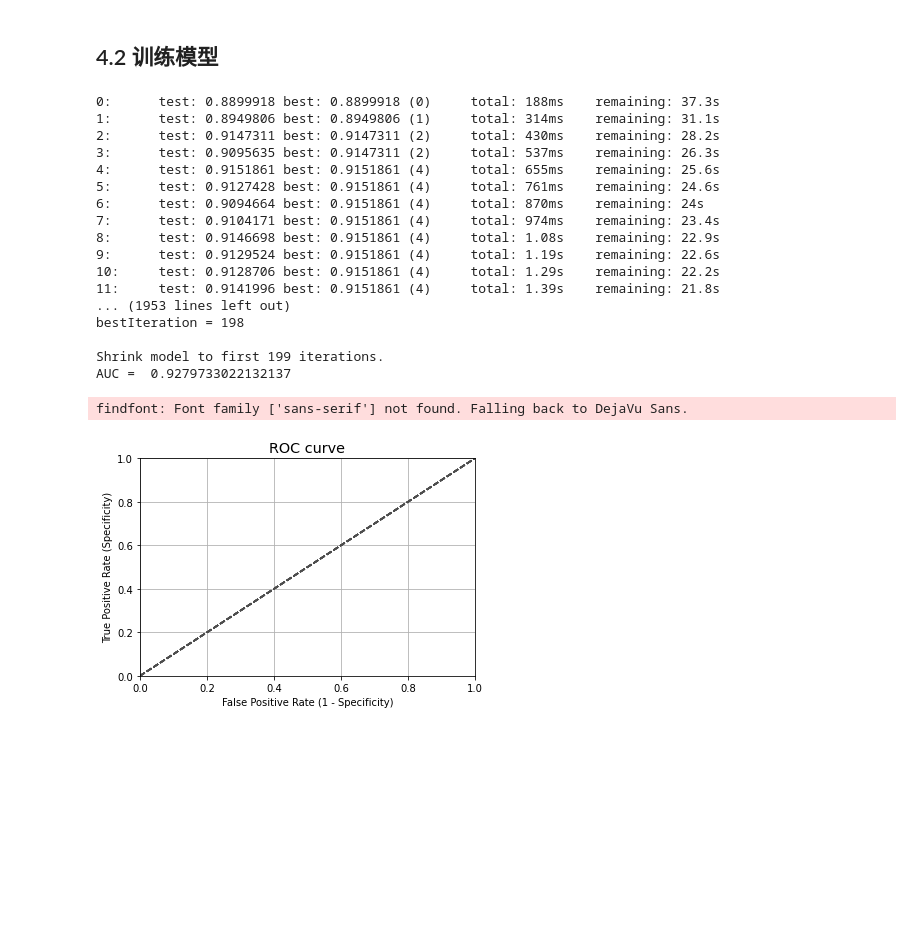
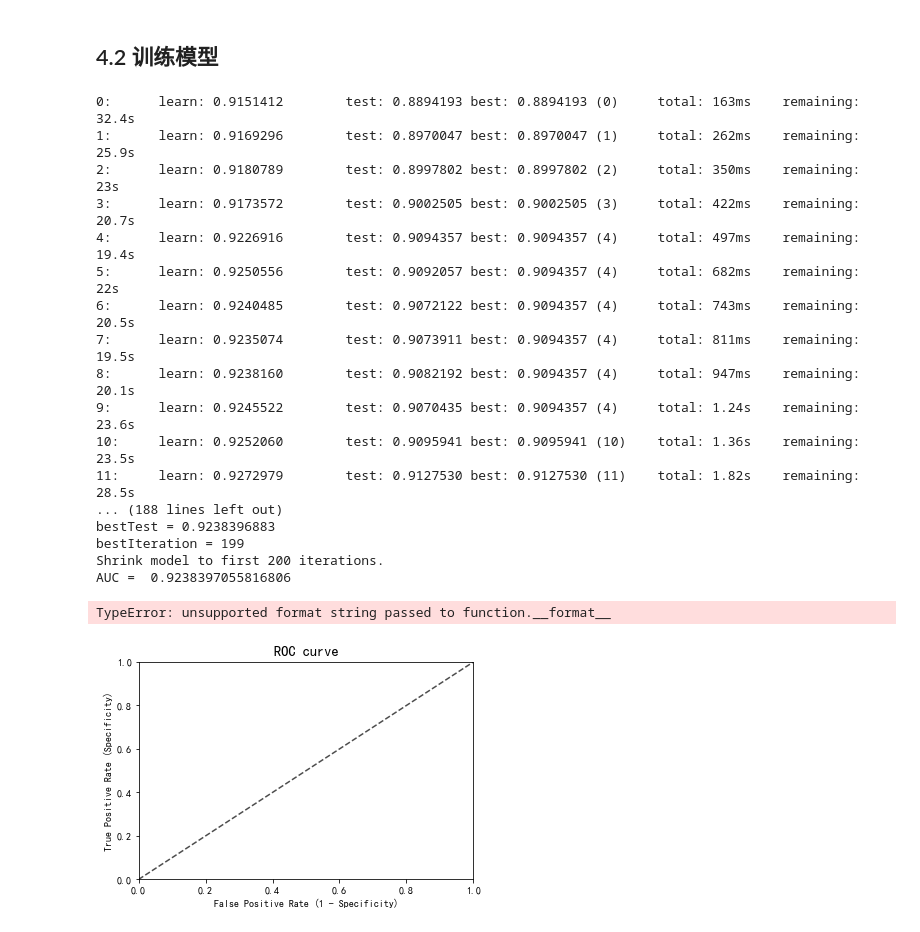
Before and after one commit to ChenyangZhou1994/Buyer-Analysis, a Jupyter notebook: CatBoost.ipynb, the cells around one changed output. Drawn from its saved outputs; the diff is of its cells as text; code cells hidden in the pictures; blank space fills up the shorter version.

```diff
--- a/CatBoost.ipynb
+++ b/CatBoost.ipynb
@@ -184,51 +184,52 @@ kfold = StratifiedKFold(n_splits=10, shuffle=False)
 
 model = CatBoostClassifier(
     loss_function="Logloss",
     eval_metric="AUC",
     learning_rate=0.01,
     iterations=200,
     random_seed=42,
     od_type="Iter",
     depth=10,
-    # task_type='GPU',
+    task_type='GPU',
     devices='0',
     early_stopping_rounds=100
     )
 
 
 for train, valid in kfold.split(train_x, train_y):
     X_train, Y_train = train_x[train], train_y[train]
     X_valid, Y_valid = train_x[valid], train_y[valid]
     model.fit(X_train,Y_train, eval_set=(X_valid, Y_valid),use_best_model=True)
     Y_valid_pred_prob = model.predict_proba(X_valid)
     print("AUC = ", roc_auc_score(Y_valid, Y_valid_pred_prob[:, 1]))
     fpr, tpr, thresholds = roc_curve(Y_valid, Y_valid_pred_prob[:, 1], pos_label=2)
-    plt.plot(fpr, tpr, )
+    plt.plot(fpr, tpr, lw=2, alpha=.6)
     plt.plot([0, 1], [0, 1], ls="--", c=".3")
     plt.xlim([0.0, 1.0])
     plt.ylim([0.0, 1.0])
     plt.rcParams['font.size']=12
     plt.title('ROC curve')
     plt.xlabel("False Positive Rate (1 - Specificity)")
     plt.ylabel("True Positive Rate (Specificity)")
+    plt.legend(["CatBoost (AUC {:.4f})".format(roc_auc_score)])
     plt.grid(True)
 # %% [output]
-0:      test: 0.8899918 best: 0.8899918 (0)     total: 188ms    remaining: 37.3s
-1:      test: 0.8949806 best: 0.8949806 (1)     total: 314ms    remaining: 31.1s
-2:      test: 0.9147311 best: 0.9147311 (2)     total: 430ms    remaining: 28.2s
-3:      test: 0.9095635 best: 0.9147311 (2)     total: 537ms    remaining: 26.3s
-4:      test: 0.9151861 best: 0.9151861 (4)     total: 655ms    remaining: 25.6s
-5:      test: 0.9127428 best: 0.9151861 (4)     total: 761ms    remaining: 24.6s
-6:      test: 0.9094664 best: 0.9151861 (4)     total: 870ms    remaining: 24s
-7:      test: 0.9104171 best: 0.9151861 (4)     total: 974ms    remaining: 23.4s
-8:      test: 0.9146698 best: 0.9151861 (4)     total: 1.08s    remaining: 22.9s
-9:      test: 0.9129524 best: 0.9151861 (4)     total: 1.19s    remaining: 22.6s
-10:     test: 0.9128706 best: 0.9151861 (4)     total: 1.29s    remaining: 22.2s
-11:     test: 0.9141996 best: 0.9151861 (4)     total: 1.39s    remaining: 21.8s
-... (1953 lines left out)
-bestIteration = 198
-
-Shrink model to first 199 iterations.
-AUC =  0.9279733022132137
+0:      learn: 0.9151412        test: 0.8894193 best: 0.8894193 (0)     total: 163ms    remaining: 32.4s
+1:      learn: 0.9169296        test: 0.8970047 best: 0.8970047 (1)     total: 262ms    remaining: 25.9s
+2:      learn: 0.9180789        test: 0.8997802 best: 0.8997802 (2)     total: 350ms    remaining: 23s
+3:      learn: 0.9173572        test: 0.9002505 best: 0.9002505 (3)     total: 422ms    remaining: 20.7s
+4:      learn: 0.9226916        test: 0.9094357 best: 0.9094357 (4)     total: 497ms    remaining: 19.4s
+5:      learn: 0.9250556        test: 0.9092057 best: 0.9094357 (4)     total: 682ms    remaining: 22s
+6:      learn: 0.9240485        test: 0.9072122 best: 0.9094357 (4)     total: 743ms    remaining: 20.5s
+7:      learn: 0.9235074        test: 0.9073911 best: 0.9094357 (4)     total: 811ms    remaining: 19.5s
+8:      learn: 0.9238160        test: 0.9082192 best: 0.9094357 (4)     total: 947ms    remaining: 20.1s
+9:      learn: 0.9245522        test: 0.9070435 best: 0.9094357 (4)     total: 1.24s    remaining: 23.6s
+10:     learn: 0.9252060        test: 0.9095941 best: 0.9095941 (10)    total: 1.36s    remaining: 23.5s
+11:     learn: 0.9272979        test: 0.9127530 best: 0.9127530 (11)    total: 1.82s    remaining: 28.5s
+... (188 lines left out)
+bestTest = 0.9238396883
+bestIteration = 199
+Shrink model to first 200 iterations.
+AUC =  0.9238397055816806
-findfont: Font family ['sans-serif'] not found. Falling back to DejaVu Sans.
+TypeError: unsupported format string passed to function.__format__
-[figure, old version]
+[figure, new version]
```
Also changed, not shown: parts of 4 cells of this notebook, 4 other files.
